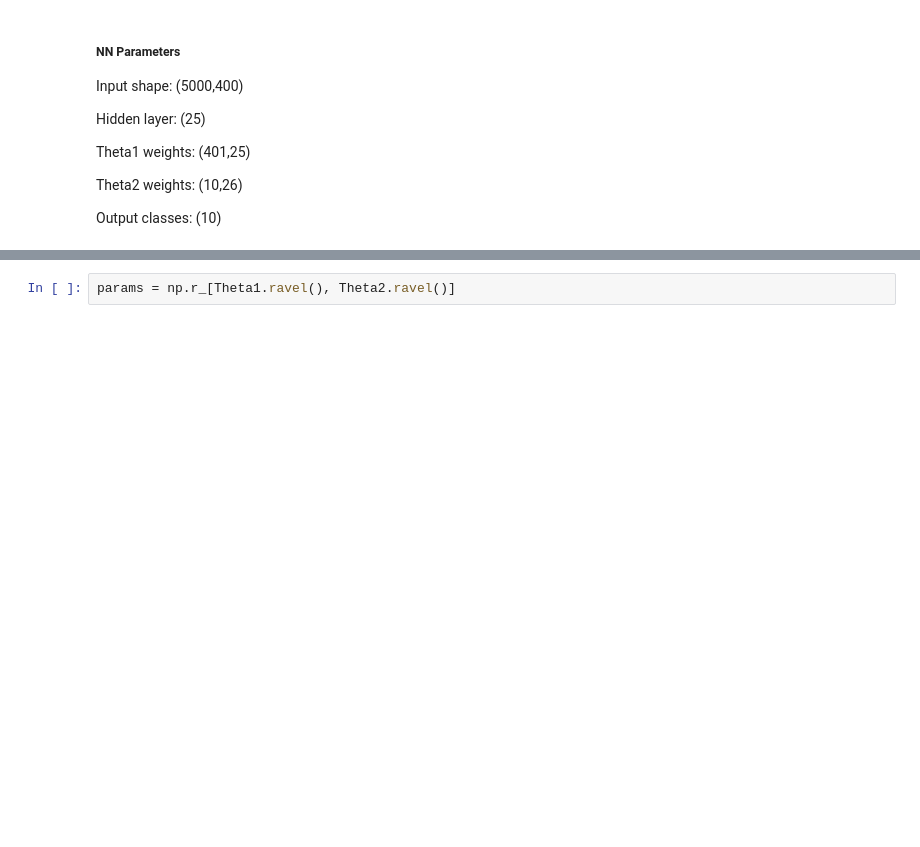
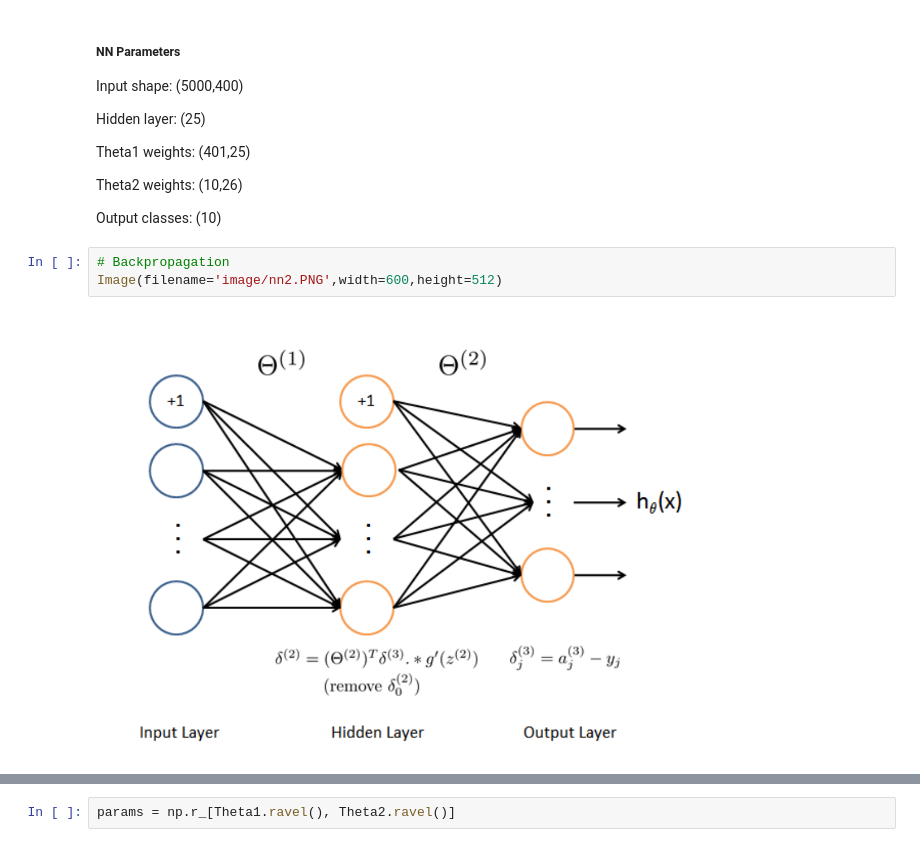
Before and after one commit to Sandeep42/machine-learning-coursera-on-your-face, a Jupyter notebook: Exercise 4 Neural Networks learning.ipynb, the cells around one changed output, grey strips where cells are left out. Drawn from its saved outputs; the diff is of its cells as text; blank space fills up the shorter version.

```diff
--- a/Exercise 4 Neural Networks learning.ipynb
+++ b/Exercise 4 Neural Networks learning.ipynb
@@ -102,6 +104,11 @@ Theta1 weights: (401,25)
 Theta2 weights: (10,26)
 
 Output classes: (10)
+# %%
+# Backpropagation
+Image(filename='image/nn2.PNG',width=600,height=512)
+# %% [output]
+[figure, added]
 # %%
 def nnCostFunction(nn_params,input_layer_size,hidden_layer_size,num_labels,X,y,reg):
     # nn_params is a flattened version of weights of the neural network, took me some time to figure it out!
```
Also changed, not shown: parts of 9 cells of this notebook, 1 other file.
